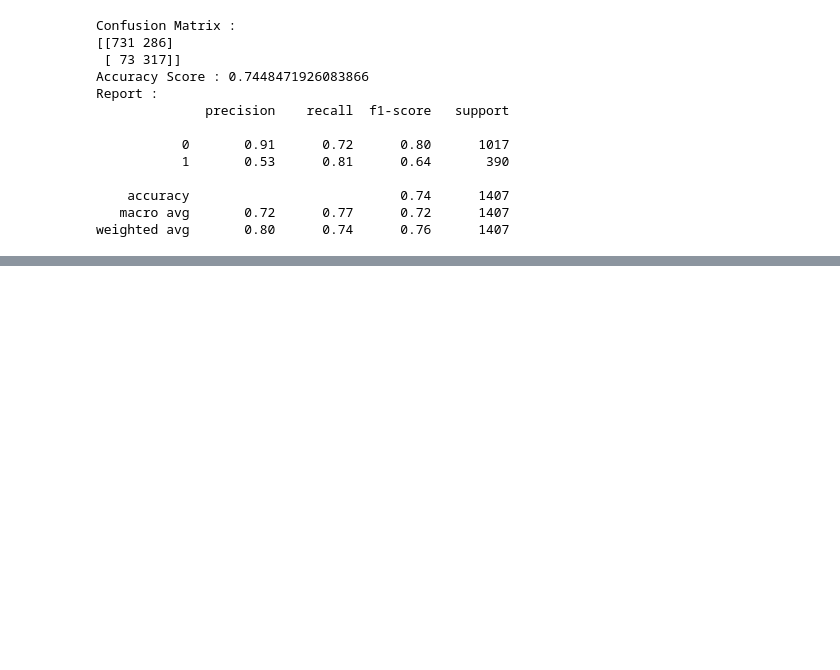
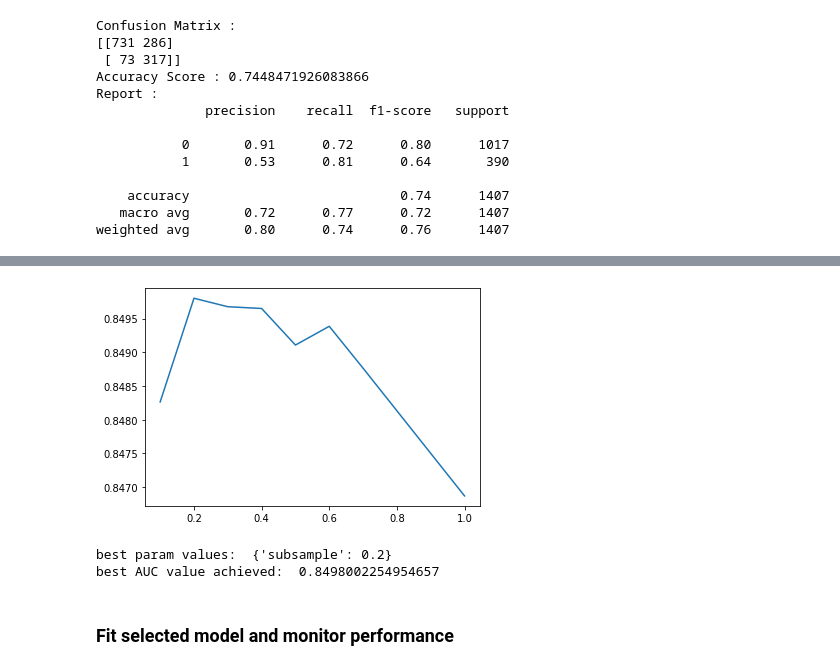
Before and after one commit to utkarshsingh710/Telecom-customer-churn-prediction-using-Python, a Jupyter notebook: Telco Customer Churn.ipynb, the cells around one changed output, grey strips where cells are left out. Saved outputs shown, nothing was run; the diff lists cells and outputs as text; code cells hidden in the pictures; blank space fills up the shorter version.

```diff
--- a/Telco Customer Churn.ipynb
+++ b/Telco Customer Churn.ipynb
@@ -689,0 +836,21 @@ weighted avg       0.80      0.74      0.76      1407
+# %%
+# Grid search on subsampling
+
+params = {'subsample':[0.1,0.2,0.3,0.4,0.5,0.6,0.7,1.0]}
+kfold = StratifiedKFold(n_splits=5, shuffle=True, random_state=710)
+grid_search = GridSearchCV(xgb3, params, scoring="roc_auc", n_jobs=-1, cv=kfold)
+grid_result = grid_search.fit(X_train_scaled,np.ravel(y_train))
+# %%
+means = grid_result.cv_results_['mean_test_score']
+estimators = grid_result.cv_results_['param_subsample']
+sns.lineplot(x=estimators,y=means);
+# %% [output]
+[figure, added]
+# %%
+print('best param values: ',grid_result.best_params_)
+print('best AUC value achieved: ',grid_result.best_score_)
+# %% [output]
+best param values:  {'subsample': 0.2}
+best AUC value achieved:  0.8498002254954657
+# %% [markdown]
+### Fit selected model and monitor performance
```
Also changed, not shown: parts of 37 cells of this notebook.
